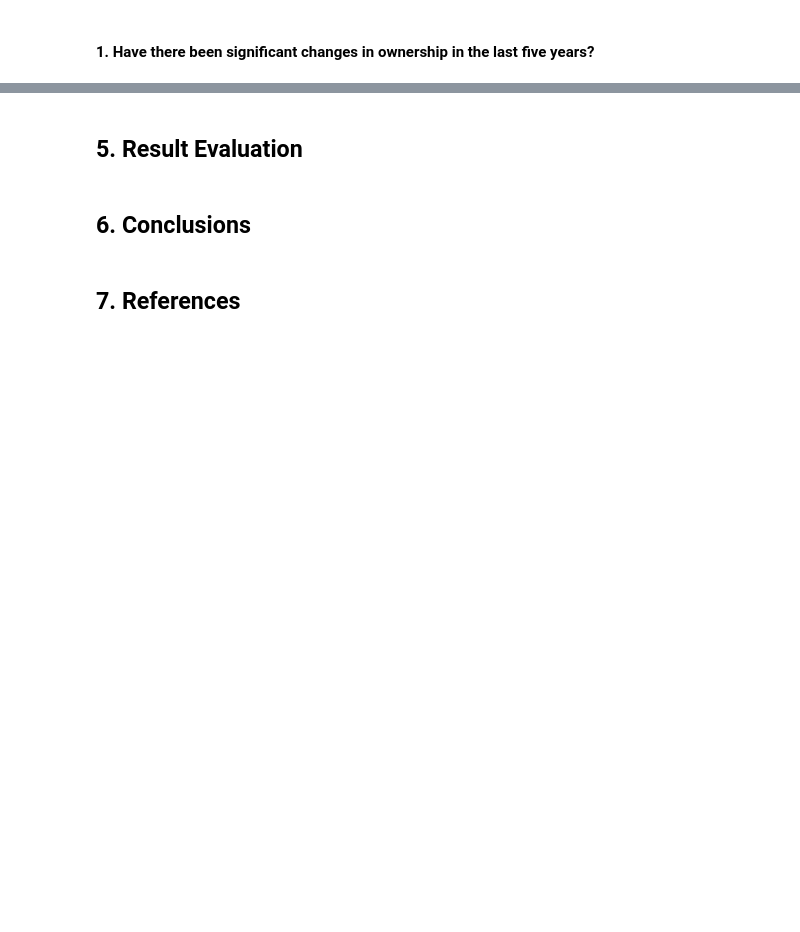
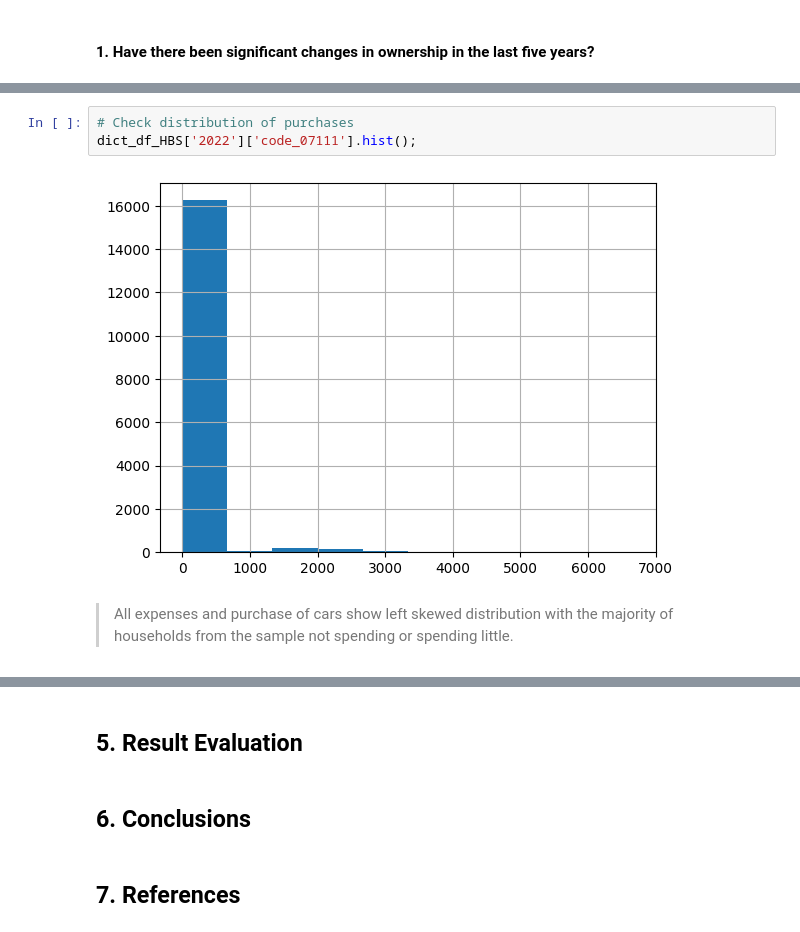
Before and after one commit to keilagg/HouseholdBudgetSurvey_, a Jupyter notebook: Project_1_kgg.ipynb, the cells around one changed output, grey strips where cells are left out. Drawn from its saved outputs; the diff is of its cells as text; blank space fills up the shorter version.

```diff
--- a/Project_1_kgg.ipynb
+++ b/Project_1_kgg.ipynb
@@ -1078,0 +983,7 @@ memory usage: 4.7 MB
+# %%
+# Check distribution of purchases
+dict_df_HBS['2022']['code_07111'].hist();
+# %% [output]
+[figure, added]
+# %% [markdown]
+> All expenses and purchase of cars show left skewed distribution with the  majority of households from the sample not spending or spending little.
```
Also changed, not shown: parts of 77 cells of this notebook, 1 other file.
